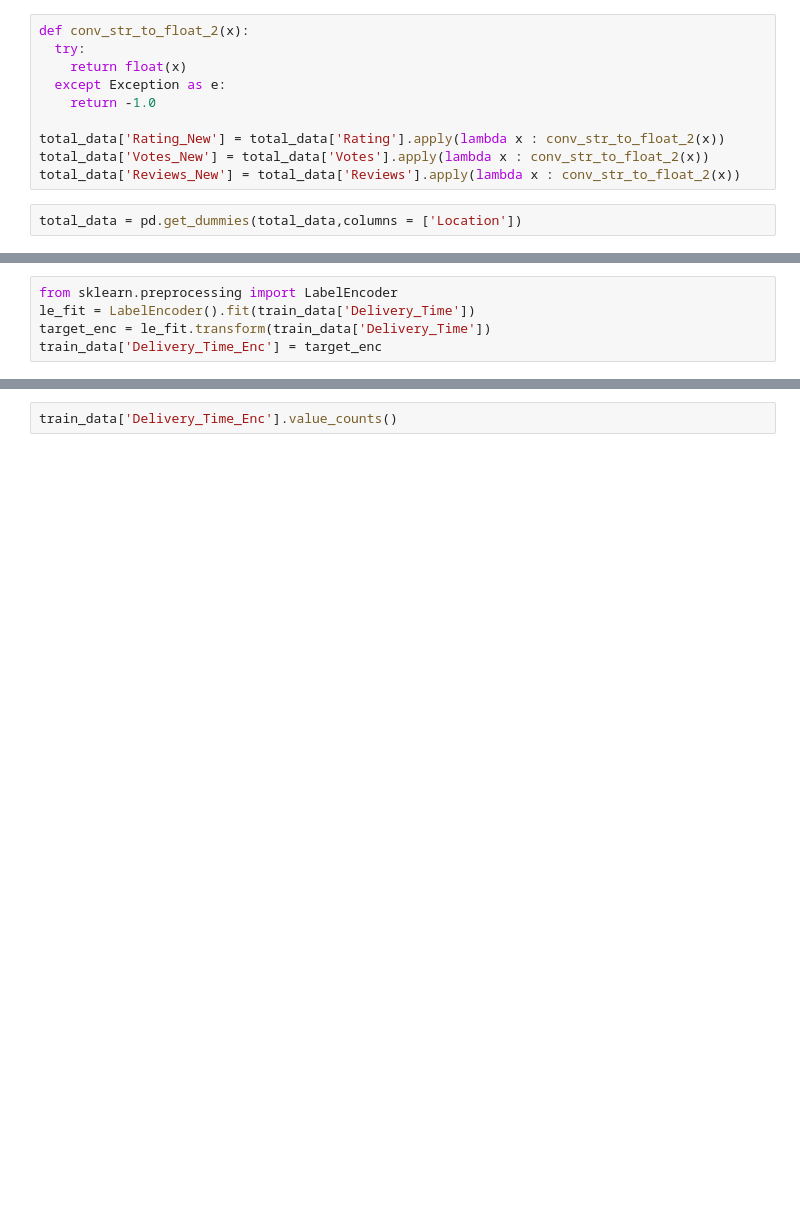
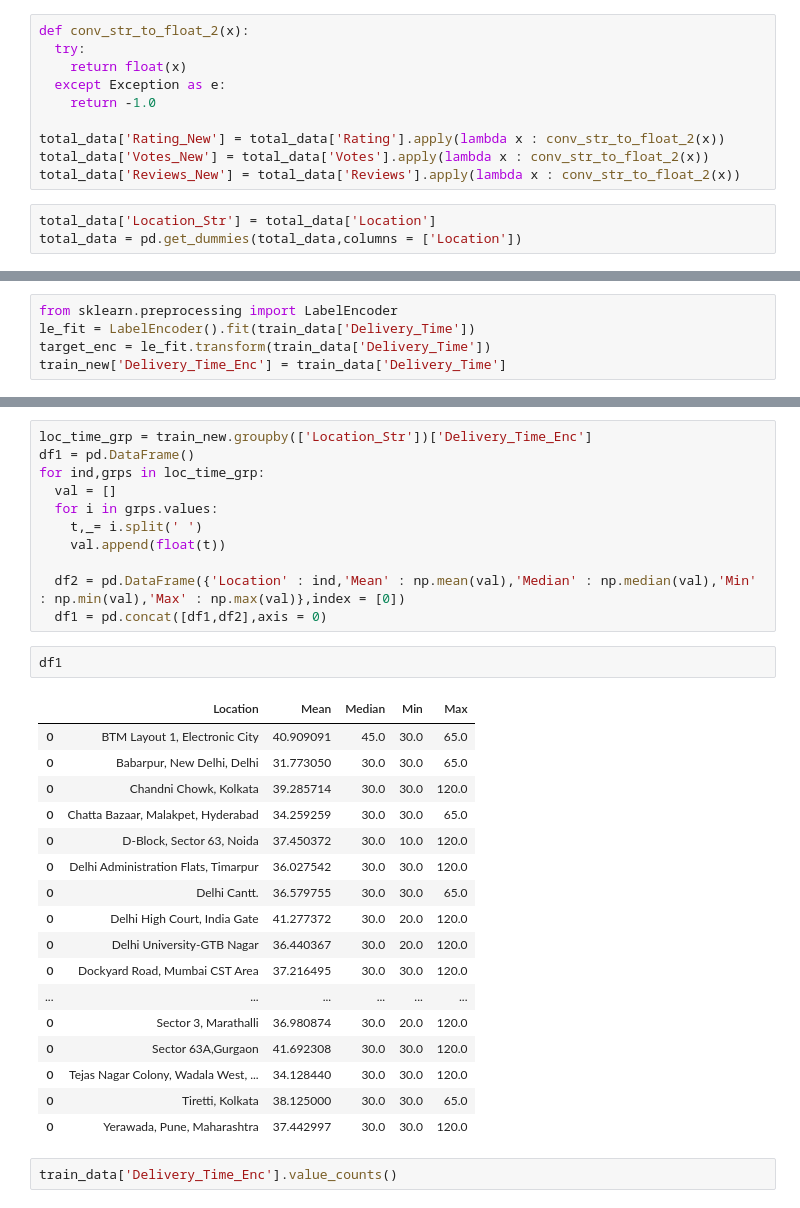
Before and after one commit to adarsh-meher/MachineHack---Predict-Delivery-Time, a Jupyter notebook: MH_Predict_Delivery_Time.ipynb, the cells around one changed output, grey strips where cells are left out. Drawn from its saved outputs; the diff is of its cells as text; blank space fills up the shorter version.

```diff
--- a/MH_Predict_Delivery_Time.ipynb
+++ b/MH_Predict_Delivery_Time.ipynb
@@ -123,6 +123,7 @@ total_data['Rating_New'] = total_data['Rating'].apply(lambda x : conv_str_to_flo
 total_data['Votes_New'] = total_data['Votes'].apply(lambda x : conv_str_to_float_2(x))
 total_data['Reviews_New'] = total_data['Reviews'].apply(lambda x : conv_str_to_float_2(x))
 # %%
+total_data['Location_Str'] = total_data['Location']
 total_data = pd.get_dummies(total_data,columns = ['Location'])
 # %%
 train_new,test_new = total_data[total_data['Type'] == 'train'],total_data[total_data['Type'] == 'test']
@@ -137,4 +138,4 @@ print(test_new.shape)
 from sklearn.preprocessing import LabelEncoder
 le_fit = LabelEncoder().fit(train_data['Delivery_Time'])
 target_enc = le_fit.transform(train_data['Delivery_Time'])
-train_data['Delivery_Time_Enc'] = target_enc
+train_new['Delivery_Time_Enc'] = train_data['Delivery_Time']
@@ -141,3 +169,34 @@ train_data['Delivery_Time_Enc'] = target_enc
+# %%
+loc_time_grp = train_new.groupby(['Location_Str'])['Delivery_Time_Enc']
+df1 = pd.DataFrame()
+for ind,grps in loc_time_grp:
+  val = []
+  for i in grps.values:
+    t,_= i.split(' ')
+    val.append(float(t))
+
+  df2 = pd.DataFrame({'Location' : ind,'Mean' : np.mean(val),'Median' : np.median(val),'Min' : np.min(val),'Max' : np.max(val)},index = [0])
+  df1 = pd.concat([df1,df2],axis = 0)
+# %%
+df1
+# %% [output]
+|  | Location | Mean | Median | Min | Max |
+| 0 | BTM Layout 1, Electronic City | 40.909091 | 45.0 | 30.0 | 65.0 |
+| 0 | Babarpur, New Delhi, Delhi | 31.773050 | 30.0 | 30.0 | 65.0 |
+| 0 | Chandni Chowk, Kolkata | 39.285714 | 30.0 | 30.0 | 120.0 |
+| 0 | Chatta Bazaar, Malakpet, Hyderabad | 34.259259 | 30.0 | 30.0 | 65.0 |
+| 0 | D-Block, Sector 63, Noida | 37.450372 | 30.0 | 10.0 | 120.0 |
+| 0 | Delhi Administration Flats, Timarpur | 36.027542 | 30.0 | 30.0 | 120.0 |
+| 0 | Delhi Cantt. | 36.579755 | 30.0 | 30.0 | 65.0 |
+| 0 | Delhi High Court, India Gate | 41.277372 | 30.0 | 20.0 | 120.0 |
+| 0 | Delhi University-GTB Nagar | 36.440367 | 30.0 | 20.0 | 120.0 |
+| 0 | Dockyard Road, Mumbai CST Area | 37.216495 | 30.0 | 30.0 | 120.0 |
+| ... | ... | ... | ... | ... | ... |
+| 0 | Sector 3, Marathalli | 36.980874 | 30.0 | 20.0 | 120.0 |
+| 0 | Sector 63A,Gurgaon | 41.692308 | 30.0 | 30.0 | 120.0 |
+| 0 | Tejas Nagar Colony, Wadala West, ... | 34.128440 | 30.0 | 30.0 | 120.0 |
+| 0 | Tiretti, Kolkata | 38.125000 | 30.0 | 30.0 | 65.0 |
+| 0 | Yerawada, Pune, Maharashtra | 37.442997 | 30.0 | 30.0 | 120.0 |
 # %%
 train_data['Delivery_Time_Enc'].value_counts()
 # %% [output]
```
Also changed, not shown: parts of 7 cells of this notebook.
